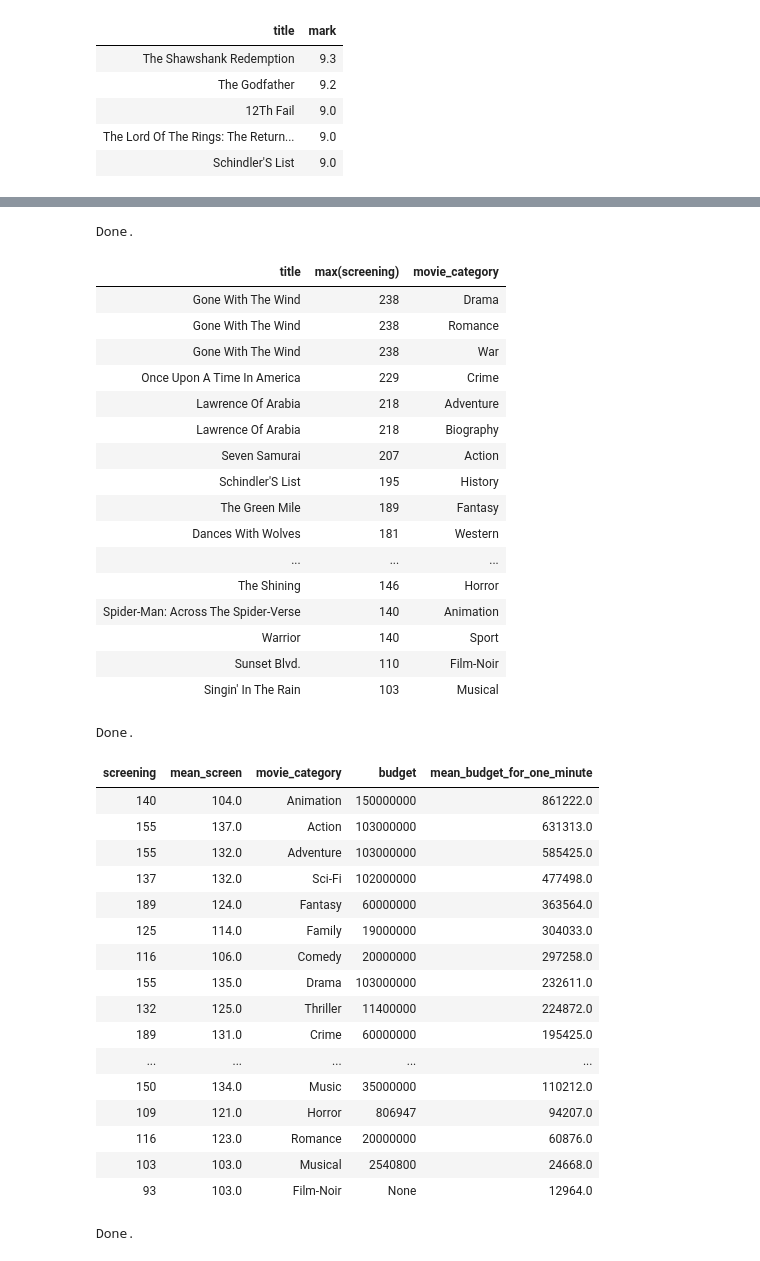
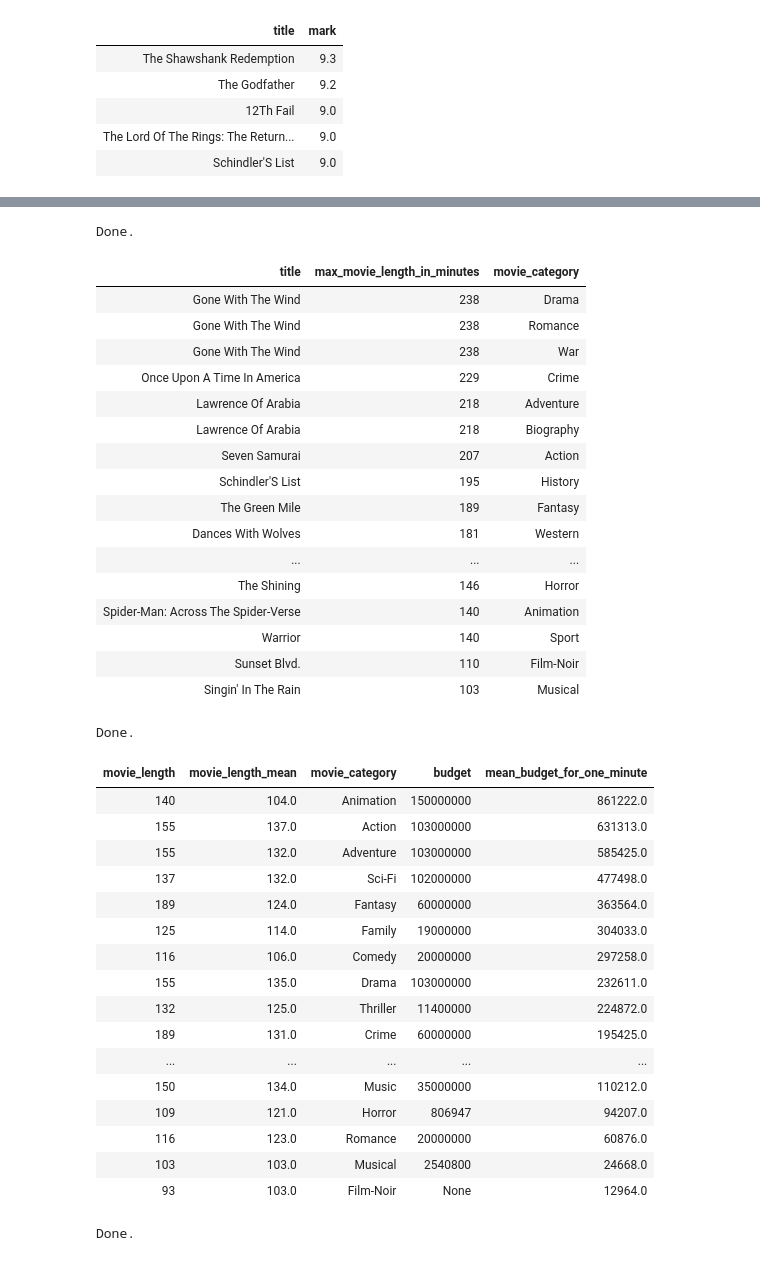
Before and after one commit to t7bo/scraping_movies, a Jupyter notebook: data/sql/requests.ipynb, the cells around one changed output, grey strips where cells are left out. Cells and saved outputs as stored; diff of their text form; code cells hidden in the pictures.

```diff
--- a/data/sql/requests.ipynb
+++ b/data/sql/requests.ipynb
@@ -146,7 +141,7 @@ Done.
 # En fonction du genre, afficher la liste des films les plus longs.
 # %%
 %%sql sqlite:///../database/imdb.db
-SELECT title, max(screening), movie_category
+SELECT title, max(screening) as max_movie_length_in_minutes, movie_category
 FROM (
     SELECT m.*, c.category AS movie_category
     FROM movies m
@@ -156,7 +151,7 @@ GROUP BY movie_category
 ORDER BY max(screening) DESC
 # %% [output]
 Done.
-| title | max(screening) | movie_category |
+| title | max_movie_length_in_minutes | movie_category |
 | Gone With The Wind | 238 | Drama |
 | Gone With The Wind | 238 | Romance |
 | Gone With The Wind | 238 | War |
@@ -177,16 +172,16 @@ Done.
 # En fonction du genre, quel est le coût de tournage d’une minute de film ?
 # %%
 %%sql sqlite:///../database/imdb.db
-SELECT screening, round(avg(screening)) AS mean_screen, movie_category, budget, round(avg(budget)/avg(screening)) AS mean_budget_for_one_minute
+SELECT screening as movie_length, round(avg(screening)) AS movie_length_mean, movie_category, budget, round(avg(budget)/avg(screening)) AS mean_budget_for_one_minute
 FROM (
     SELECT m.*, c.category AS movie_category
     FROM movies m
     JOIN categories c ON ',' || m.category || ',' LIKE '%' || c.category || ',%')
 GROUP BY movie_category
 ORDER BY mean_budget_for_one_minute DESC
 # %% [output]
 Done.
-| screening | mean_screen | movie_category | budget | mean_budget_for_one_minute |
+| movie_length | movie_length_mean | movie_category | budget | mean_budget_for_one_minute |
 | 140 | 104.0 | Animation | 150000000 | 861222.0 |
 | 155 | 137.0 | Action | 103000000 | 631313.0 |
 | 155 | 132.0 | Adventure | 103000000 | 585425.0 |
```
Also changed, not shown: parts of 11 cells of this notebook.
